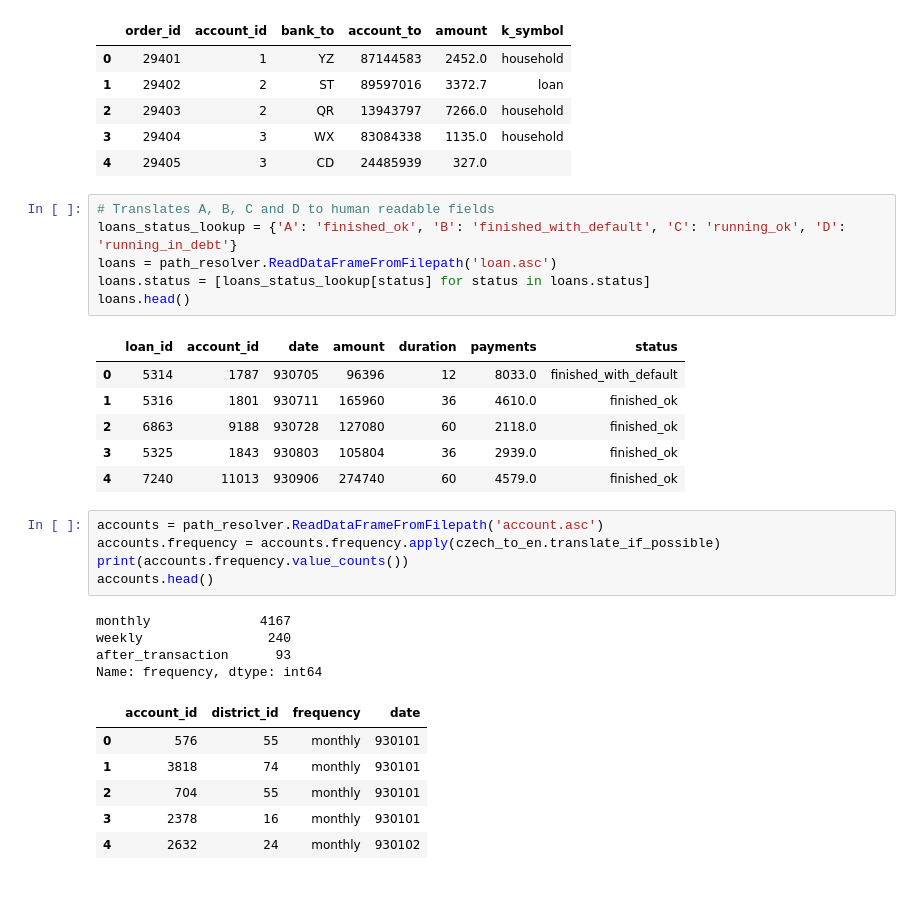
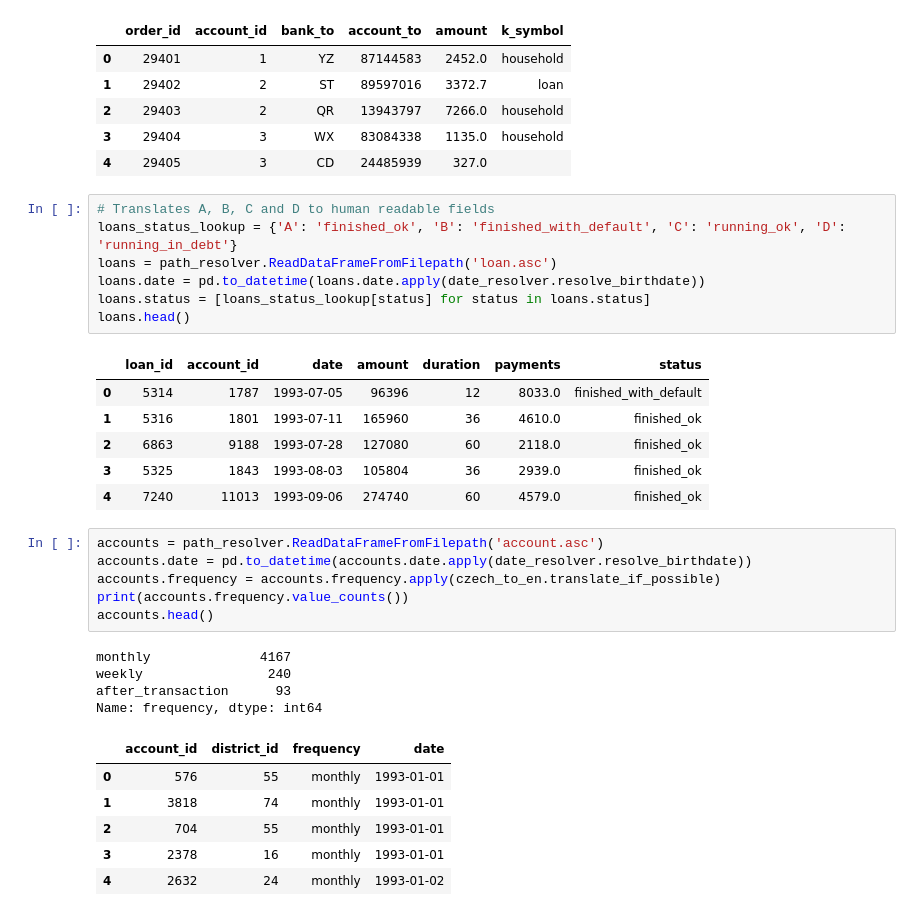
Before and after one commit to r3dlex/teachalot, a Jupyter notebook: Learning/Fgv/AplicacoesDeInteligenciaArtificial/CzechBank/Src/CzechBank.ipynb, the cells around one changed output. Cells and saved outputs as stored; diff of their text form.

Commit message:
Adds date processing and table joins to be used later for processing.

```diff
--- a/Learning/Fgv/AplicacoesDeInteligenciaArtificial/CzechBank/Src/CzechBank.ipynb
+++ b/Learning/Fgv/AplicacoesDeInteligenciaArtificial/CzechBank/Src/CzechBank.ipynb
@@ -162,18 +165,20 @@ orders.head()
 # %%
 # Translates A, B, C and D to human readable fields
 loans_status_lookup = {'A': 'finished_ok', 'B': 'finished_with_default', 'C': 'running_ok', 'D': 'running_in_debt'}
 loans = path_resolver.ReadDataFrameFromFilepath('loan.asc')
+loans.date = pd.to_datetime(loans.date.apply(date_resolver.resolve_birthdate))
 loans.status = [loans_status_lookup[status] for status in loans.status]
 loans.head()
 # %% [output]
 |  | loan_id | account_id | date | amount | duration | payments | status |
-| 0 | 5314 | 1787 | 930705 | 96396 | 12 | 8033.0 | finished_with_default |
-| 1 | 5316 | 1801 | 930711 | 165960 | 36 | 4610.0 | finished_ok |
-| 2 | 6863 | 9188 | 930728 | 127080 | 60 | 2118.0 | finished_ok |
-| 3 | 5325 | 1843 | 930803 | 105804 | 36 | 2939.0 | finished_ok |
-| 4 | 7240 | 11013 | 930906 | 274740 | 60 | 4579.0 | finished_ok |
+| 0 | 5314 | 1787 | 1993-07-05 | 96396 | 12 | 8033.0 | finished_with_default |
+| 1 | 5316 | 1801 | 1993-07-11 | 165960 | 36 | 4610.0 | finished_ok |
+| 2 | 6863 | 9188 | 1993-07-28 | 127080 | 60 | 2118.0 | finished_ok |
+| 3 | 5325 | 1843 | 1993-08-03 | 105804 | 36 | 2939.0 | finished_ok |
+| 4 | 7240 | 11013 | 1993-09-06 | 274740 | 60 | 4579.0 | finished_ok |
 # %%
 accounts = path_resolver.ReadDataFrameFromFilepath('account.asc')
+accounts.date = pd.to_datetime(accounts.date.apply(date_resolver.resolve_birthdate))
 accounts.frequency = accounts.frequency.apply(czech_to_en.translate_if_possible)
 print(accounts.frequency.value_counts())
 accounts.head()
@@ -183,10 +188,10 @@ weekly                240
 after_transaction      93
 Name: frequency, dtype: int64
 |  | account_id | district_id | frequency | date |
-| 0 | 576 | 55 | monthly | 930101 |
-| 1 | 3818 | 74 | monthly | 930101 |
-| 2 | 704 | 55 | monthly | 930101 |
-| 3 | 2378 | 16 | monthly | 930101 |
-| 4 | 2632 | 24 | monthly | 930102 |
+| 0 | 576 | 55 | monthly | 1993-01-01 |
+| 1 | 3818 | 74 | monthly | 1993-01-01 |
+| 2 | 704 | 55 | monthly | 1993-01-01 |
+| 3 | 2378 | 16 | monthly | 1993-01-01 |
+| 4 | 2632 | 24 | monthly | 1993-01-02 |
 # %%
 transactions = pd.read_csv(path_resolver.GetDataFilepath('trans.asc'), sep=";", dtype = {'operation': str})
```
Also changed, not shown: parts of 13 cells of this notebook.
